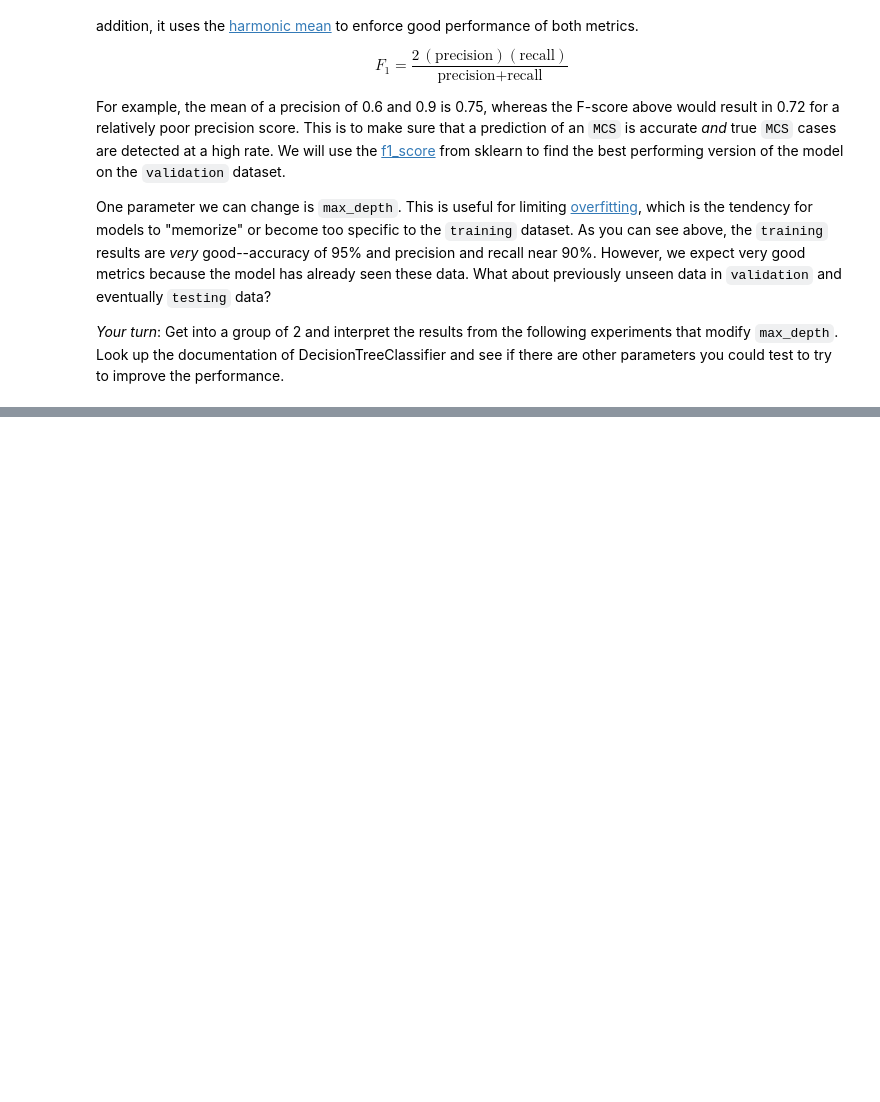
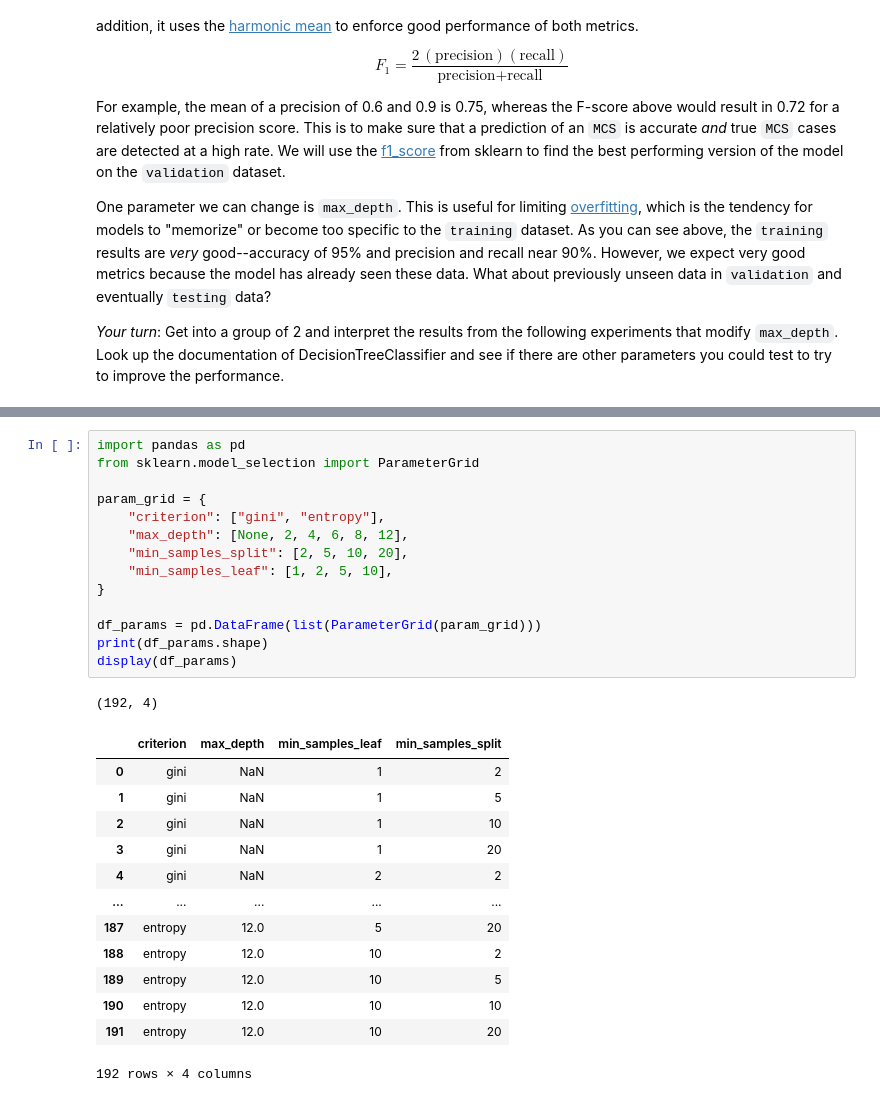
Before and after one commit to ahaberlie/python_programming_geosciences, a Jupyter notebook: chapters/chapter_8_machine_learning_tabular/8_3_decision_trees.ipynb, the cells around one changed output, grey strips where cells are left out. Saved outputs shown, nothing was run; the diff lists cells and outputs as text; blank space fills up the shorter version.

```diff
--- a/chapters/chapter_8_machine_learning_tabular/8_3_decision_trees.ipynb
+++ b/chapters/chapter_8_machine_learning_tabular/8_3_decision_trees.ipynb
@@ -394,0 +426,29 @@ At max_depth=100, the f1-score is 0.6666666666666666
+# %%
+import pandas as pd
+from sklearn.model_selection import ParameterGrid
+
+param_grid = {
+    "criterion": ["gini", "entropy"],
+    "max_depth": [None, 2, 4, 6, 8, 12],
+    "min_samples_split": [2, 5, 10, 20],
+    "min_samples_leaf": [1, 2, 5, 10],
+}
+
+df_params = pd.DataFrame(list(ParameterGrid(param_grid)))
+print(df_params.shape)
+display(df_params)
+# %% [output]
+(192, 4)
+|  | criterion | max_depth | min_samples_leaf | min_samples_split |
+| 0 | gini | NaN | 1 | 2 |
+| 1 | gini | NaN | 1 | 5 |
+| 2 | gini | NaN | 1 | 10 |
+| 3 | gini | NaN | 1 | 20 |
+| 4 | gini | NaN | 2 | 2 |
+| ... | ... | ... | ... | ... |
+| 187 | entropy | 12.0 | 5 | 20 |
+| 188 | entropy | 12.0 | 10 | 2 |
+| 189 | entropy | 12.0 | 10 | 5 |
+| 190 | entropy | 12.0 | 10 | 10 |
+| 191 | entropy | 12.0 | 10 | 20 |
+192 rows × 4 columns
```
Also changed, not shown: parts of 15 cells of this notebook.
